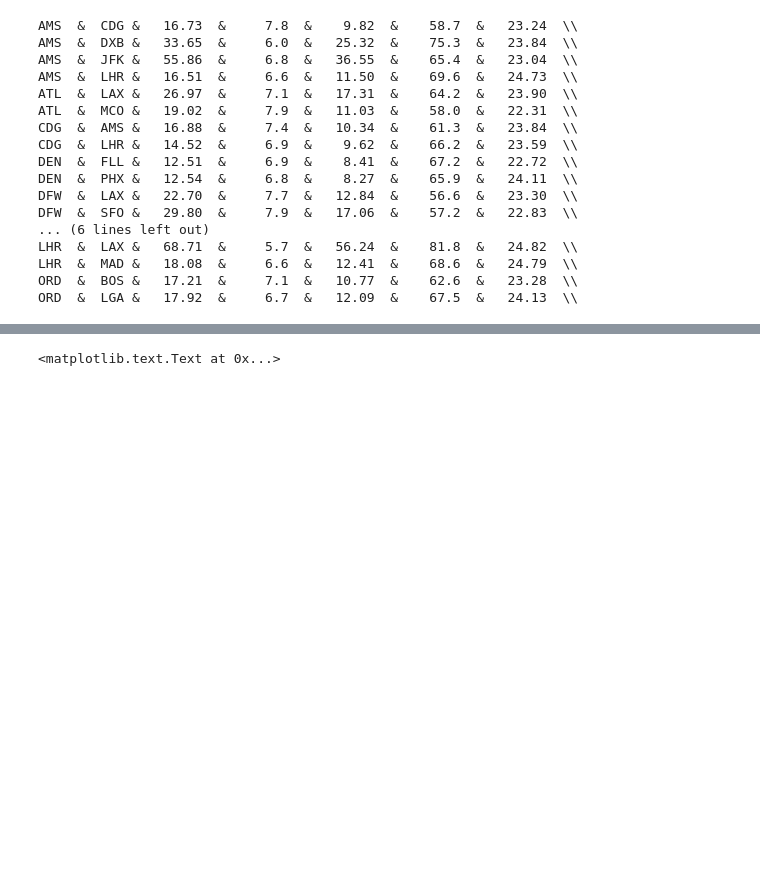
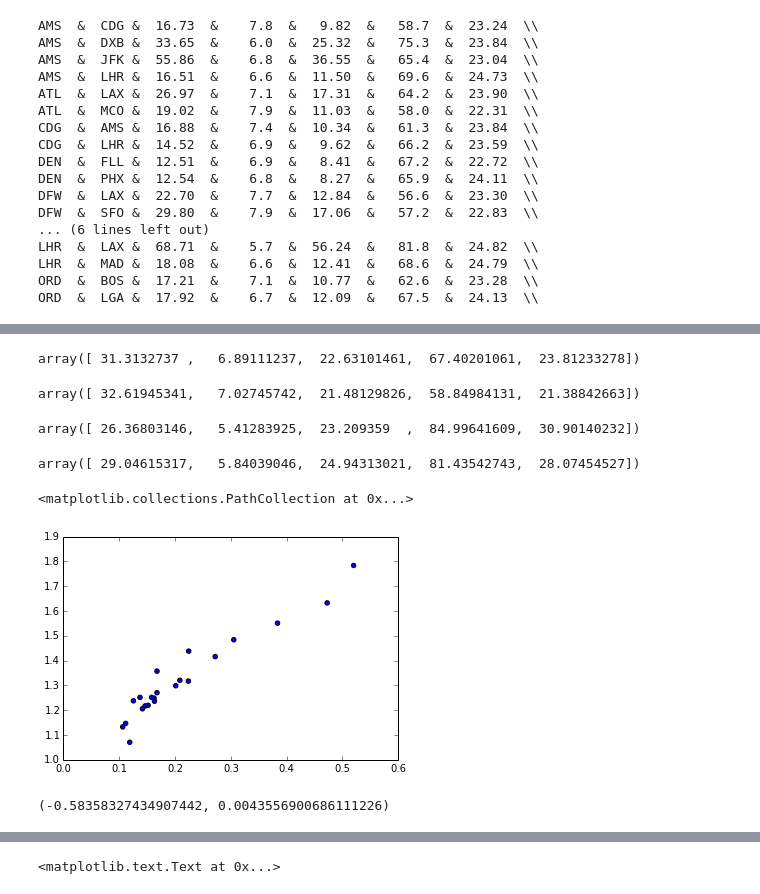
Before and after one commit to vankempen/Thesis, a Jupyter notebook: Simulation/Final simulation.ipynb, the cells around one changed output, grey strips where cells are left out. Cells and saved outputs as stored; diff of their text form; code cells hidden in the pictures; blank space fills up the shorter version.

```diff
--- a/Simulation/Final simulation.ipynb
+++ b/Simulation/Final simulation.ipynb
@@ -129,13 +129,11 @@ class Route_Data():
         elif rational_expectation == 'weak':
             changes = self.get_changes(label='training')
 
-            changes_mean = np.abs(changes).mean(axis=0)
+            up_changes = changes > 1
+
+            changes_mean = (changes[up_changes].mean(axis=0) - 1) * up_changes.mean(axis=0) + 1
 
             return np.resize(changes_mean, sh)
-
-            #changes_up = changes[changes > 1]
-            #changes_equal = changes[changes == 1]
-            #changes_down = changes[changes < 1]
 
 
     def select_cases(self, cases):
@@ -264,7 +262,7 @@ class Simulation():
 revs = []
 for pair in pairs:
     print(pair, flush=True)
-    sim = Simulation(*pair, seller_accuracy='perfect', customer_accuracy=.2, arrival_rate=1, customer_RE='strong')
+    sim = Simulation(*pair, seller_accuracy=.1, customer_accuracy=.2, arrival_rate=1, customer_RE='weak')
     for n in range(TRIALS):
         sim.generate_trial(n, 1.1)
 
@@ -319,3 +360,32 @@ NameError: name 'weak_revs' is not defined
+# %%
+revs_ps.mean(axis=0)
+# %% [output]
+array([ 31.3132737 ,   6.89111237,  22.63101461,  67.40201061,  23.81233278])
+# %%
+revs_ss.mean(axis=0)
+# %% [output]
+array([ 32.61945341,   7.02745742,  21.48129826,  58.84984131,  21.38842663])
+# %%
+revs_pw.mean(axis=0)
+# %% [output]
+array([ 26.36803146,   5.41283925,  23.209359  ,  84.99641609,  30.90140232])
+# %%
+revs_sw.mean(axis=0)
+# %% [output]
+array([ 29.04615317,   5.84039046,  24.94313021,  81.43542743,  28.07454527])
+# %%
+bench = revs_ps
+other = revs_pw
+
+res = (other[:, -1] * other[:, -3])/(bench[:, -1] * bench[:, -3])
+scatter(a, res)
+# %% [output]
+<matplotlib.collections.PathCollection at 0x...>
+[figure, added]
+# %%
+stats.pearsonr(a, res)
+# %% [output]
+(-0.58358327434907442, 0.0043556900686111226)
 # %%
 means = []
 
```
Also changed, not shown: parts of 28 cells of this notebook, 8 other files.
